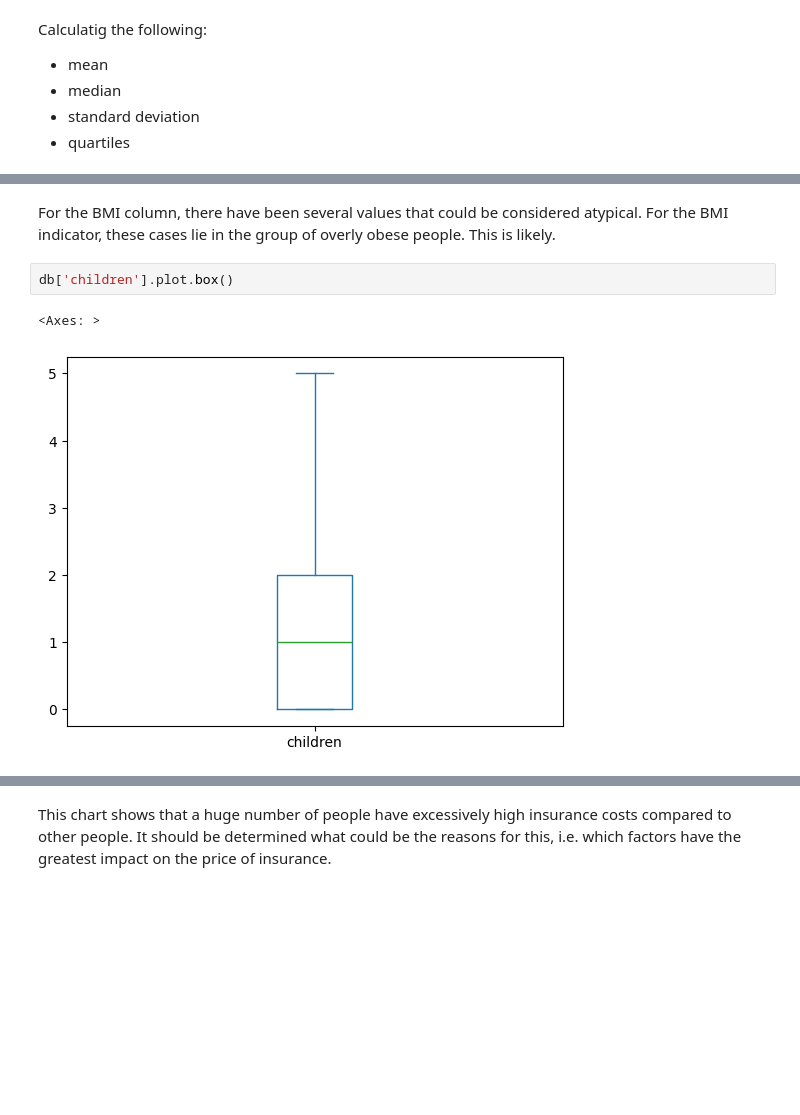
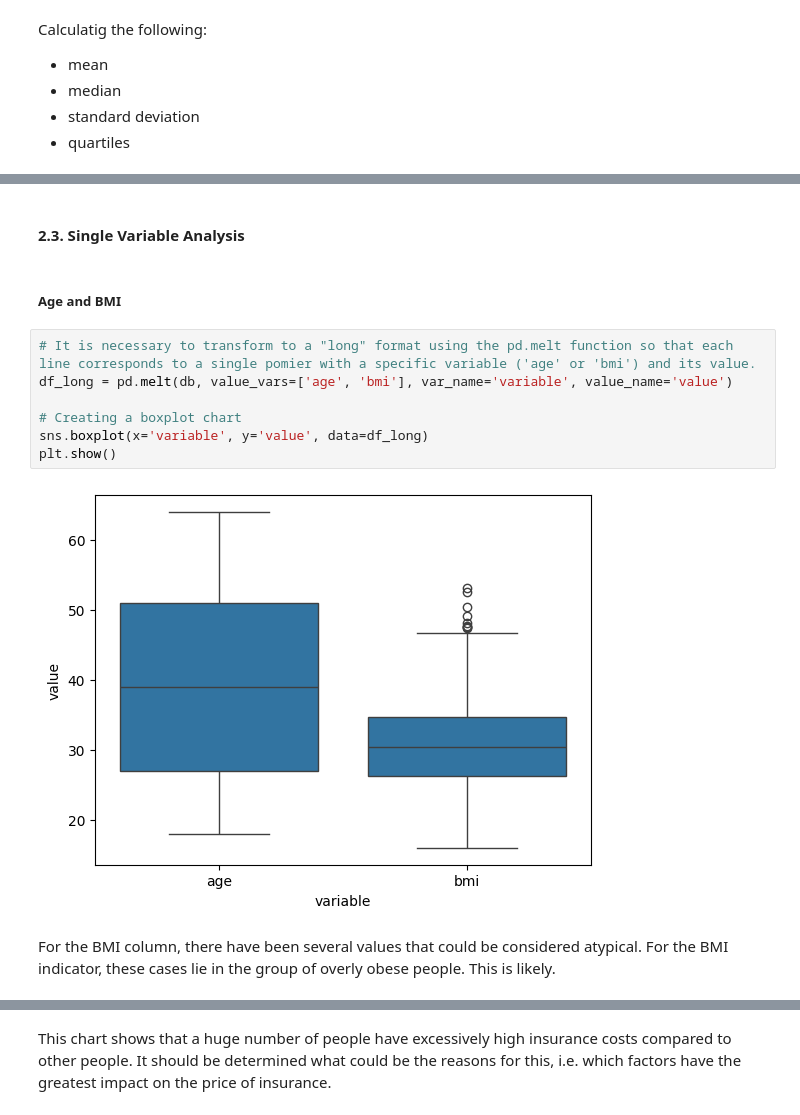
Before and after one commit to grzegorz-gomza/Portfolio_Projects, a Jupyter notebook: Medical Insurance/us-medical-insurance-costs.ipynb, the cells around one changed output, grey strips where cells are left out. Drawn from its saved outputs; the diff is of its cells as text; blank space fills up the shorter version.

Commit message:
Further analysis and check the meaningfulness of using some charts

```diff
--- a/Medical Insurance/us-medical-insurance-costs.ipynb
+++ b/Medical Insurance/us-medical-insurance-costs.ipynb
@@ -84,7 +108,15 @@ db[['age','bmi']].plot.box()
+# %% [markdown]
+#### 2.3. Single Variable Analysis
+# %% [markdown]
+##### Age and BMI
+# %%
+# It is necessary to transform to a "long" format using the pd.melt function so that each line corresponds to a single pomier with a specific variable ('age' or 'bmi') and its value.
+df_long = pd.melt(db, value_vars=['age', 'bmi'], var_name='variable', value_name='value')
+
+# Creating a boxplot chart
+sns.boxplot(x='variable', y='value', data=df_long)
+plt.show()
+# %% [output]
+[figure, added]
 # %% [markdown]
 For the BMI column, there have been several values that could be considered atypical. For the BMI indicator, these cases lie in the group of overly obese people. This is likely.
-# %%
-db['children'].plot.box()
-# %% [output]
-<Axes: >
-[figure, removed]
```
Also changed, not shown: parts of 64 cells of this notebook.
